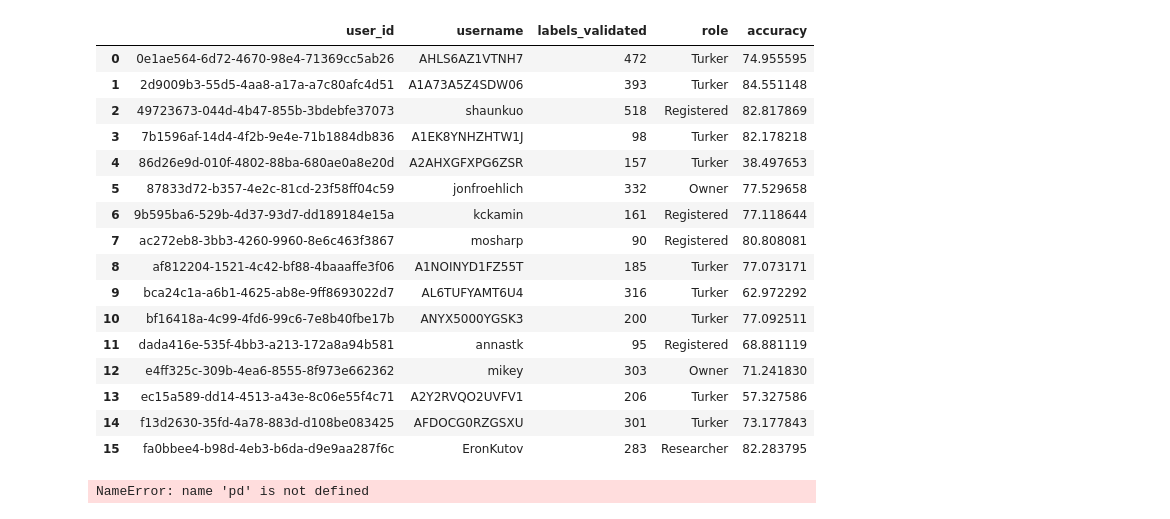
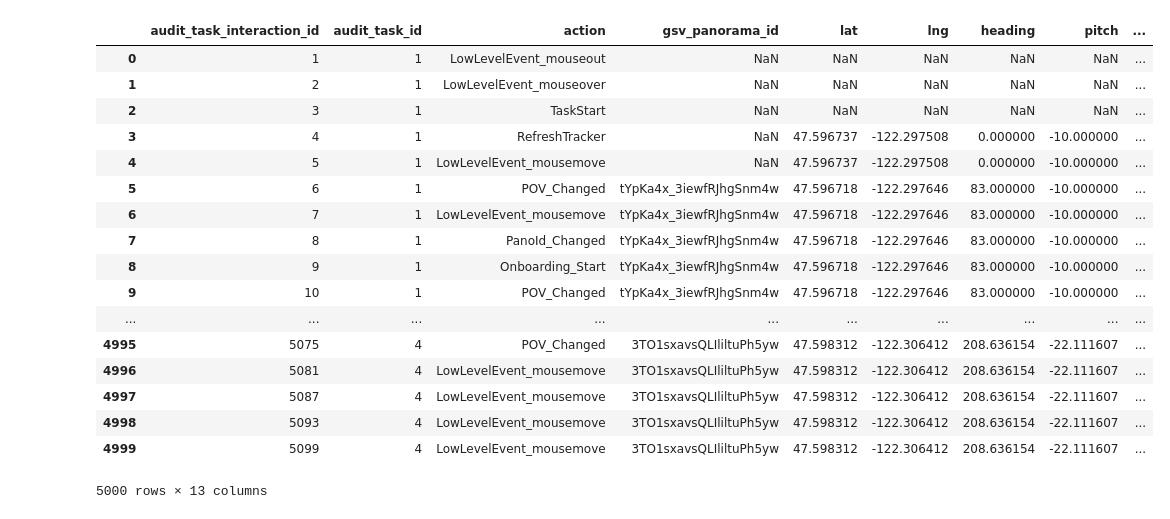
Before and after one commit to ProjectSidewalk/sidewalk-quality-analysis, a Jupyter notebook: sidewalk-user-quality-analysis.ipynb, the cells around one changed output. Saved outputs shown, nothing was run; the diff lists cells and outputs as text; code cells hidden in the pictures.

Commit message:
Working on parsing ml-interactions

```diff
--- a/sidewalk-user-quality-analysis.ipynb
+++ b/sidewalk-user-quality-analysis.ipynb
@@ -16,26 +23,32 @@ users.describe()
+# %%
+# the interactions table should really have the following header (but doesn't currently)
+# audit_task_interaction_id, audit_task_id, action, gsv_panorama_id, lat, lng, heading, pitch, zoom, note,
+# timestamp, temporary_label_id, mission_id
+
+# I had to turn off exceptions because of parsing problems, including:
+# https://github.com/ProjectSidewalk/sidewalk-quality-analysis/issues/3
+col_names = ['audit_task_interaction_id', 'audit_task_id', 'action', 'gsv_panorama_id', 'lat', 'lng',
+           'heading', 'pitch', 'zoom', 'note', 'timestamp', 'temporary_label_id', 'mission_id']
+interactions = pd.read_csv('ml-interactions5000.csv', error_bad_lines=False,
+                          header=None, names = col_names, index_col=False)
 # %%
-display(users)
+display(interactions)
 # %% [output]
-|  | user_id | username | labels_validated | role | accuracy |
-| 0 | 0e1ae564-6d72-4670-98e4-71369cc5ab26 | AHLS6AZ1VTNH7 | 472 | Turker | 74.955595 |
-| 1 | 2d9009b3-55d5-4aa8-a17a-a7c80afc4d51 | A1A73A5Z4SDW06 | 393 | Turker | 84.551148 |
-| 2 | 49723673-044d-4b47-855b-3bdebfe37073 | shaunkuo | 518 | Registered | 82.817869 |
-| 3 | 7b1596af-14d4-4f2b-9e4e-71b1884db836 | A1EK8YNHZHTW1J | 98 | Turker | 82.178218 |
-| 4 | 86d26e9d-010f-4802-88ba-680ae0a8e20d | A2AHXGFXPG6ZSR | 157 | Turker | 38.497653 |
-| 5 | 87833d72-b357-4e2c-81cd-23f58ff04c59 | jonfroehlich | 332 | Owner | 77.529658 |
-| 6 | 9b595ba6-529b-4d37-93d7-dd189184e15a | kckamin | 161 | Registered | 77.118644 |
-| 7 | ac272eb8-3bb3-4260-9960-8e6c463f3867 | mosharp | 90 | Registered | 80.808081 |
-| 8 | af812204-1521-4c42-bf88-4baaaffe3f06 | A1NOINYD1FZ55T | 185 | Turker | 77.073171 |
-| 9 | bca24c1a-a6b1-4625-ab8e-9ff8693022d7 | AL6TUFYAMT6U4 | 316 | Turker | 62.972292 |
-| 10 | bf16418a-4c99-4fd6-99c6-7e8b40fbe17b | ANYX5000YGSK3 | 200 | Turker | 77.092511 |
-| 11 | dada416e-535f-4bb3-a213-172a8a94b581 | annastk | 95 | Registered | 68.881119 |
-| 12 | e4ff325c-309b-4ea6-8555-8f973e662362 | mikey | 303 | Owner | 71.241830 |
-| 13 | ec15a589-dd14-4513-a43e-8c06e55f4c71 | A2Y2RVQO2UVFV1 | 206 | Turker | 57.327586 |
-| 14 | f13d2630-35fd-4a78-883d-d108be083425 | AFDOCG0RZGSXU | 301 | Turker | 73.177843 |
-| 15 | fa0bbee4-b98d-4eb3-b6da-d9e9aa287f6c | EronKutov | 283 | Researcher | 82.283795 |
+|  | audit_task_interaction_id | audit_task_id | action | gsv_panorama_id | lat | lng | heading | pitch | ... |
+| 0 | 1 | 1 | LowLevelEvent_mouseout | NaN | NaN | NaN | NaN | NaN | ... |
+| 1 | 2 | 1 | LowLevelEvent_mouseover | NaN | NaN | NaN | NaN | NaN | ... |
+| 2 | 3 | 1 | TaskStart | NaN | NaN | NaN | NaN | NaN | ... |
+| 3 | 4 | 1 | RefreshTracker | NaN | 47.596737 | -122.297508 | 0.000000 | -10.000000 | ... |
+| 4 | 5 | 1 | LowLevelEvent_mousemove | NaN | 47.596737 | -122.297508 | 0.000000 | -10.000000 | ... |
+| 5 | 6 | 1 | POV_Changed | tYpKa4x_3iewfRJhgSnm4w | 47.596718 | -122.297646 | 83.000000 | -10.000000 | ... |
+| 6 | 7 | 1 | LowLevelEvent_mousemove | tYpKa4x_3iewfRJhgSnm4w | 47.596718 | -122.297646 | 83.000000 | -10.000000 | ... |
+| 7 | 8 | 1 | PanoId_Changed | tYpKa4x_3iewfRJhgSnm4w | 47.596718 | -122.297646 | 83.000000 | -10.000000 | ... |
+| 8 | 9 | 1 | Onboarding_Start | tYpKa4x_3iewfRJhgSnm4w | 47.596718 | -122.297646 | 83.000000 | -10.000000 | ... |
+| 9 | 10 | 1 | POV_Changed | tYpKa4x_3iewfRJhgSnm4w | 47.596718 | -122.297646 | 83.000000 | -10.000000 | ... |
+| ... | ... | ... | ... | ... | ... | ... | ... | ... | ... |
+| 4995 | 5075 | 4 | POV_Changed | 3TO1sxavsQLIliltuPh5yw | 47.598312 | -122.306412 | 208.636154 | -22.111607 | ... |
+| 4996 | 5081 | 4 | LowLevelEvent_mousemove | 3TO1sxavsQLIliltuPh5yw | 47.598312 | -122.306412 | 208.636154 | -22.111607 | ... |
+| 4997 | 5087 | 4 | LowLevelEvent_mousemove | 3TO1sxavsQLIliltuPh5yw | 47.598312 | -122.306412 | 208.636154 | -22.111607 | ... |
+| 4998 | 5093 | 4 | LowLevelEvent_mousemove | 3TO1sxavsQLIliltuPh5yw | 47.598312 | -122.306412 | 208.636154 | -22.111607 | ... |
+| 4999 | 5099 | 4 | LowLevelEvent_mousemove | 3TO1sxavsQLIliltuPh5yw | 47.598312 | -122.306412 | 208.636154 | -22.111607 | ... |
+5000 rows × 13 columns
-# %%
-# the interactions table should really have the following header (but doesn't currently)
-# audit_task_interaction_id, audit_task_id, action, gsv_panorama_id, lat, lng, heading, pitch, zoom, note, timestamp,
-interactions = pd.read_csv('ml-interactions.csv')
-# %% [output]
-NameError: name 'pd' is not defined
```
Also changed, not shown: parts of 3 cells of this notebook.
